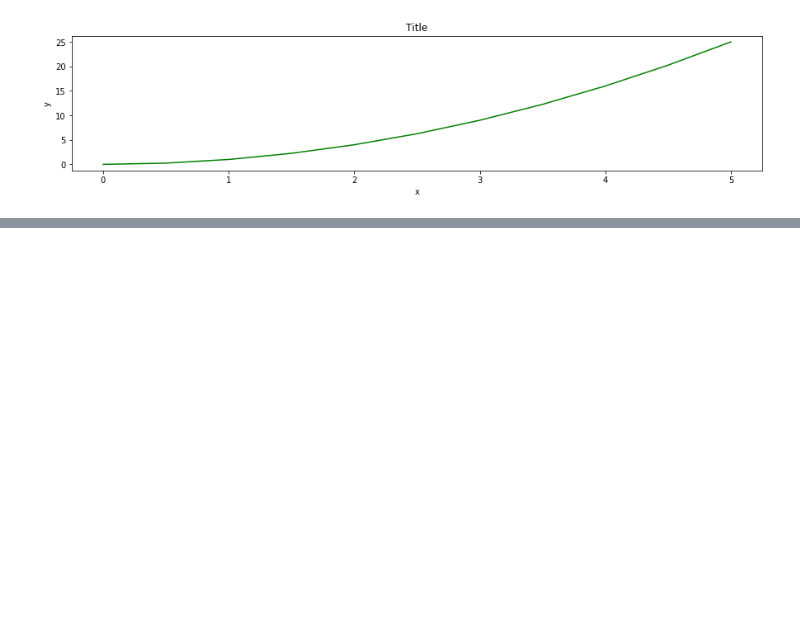
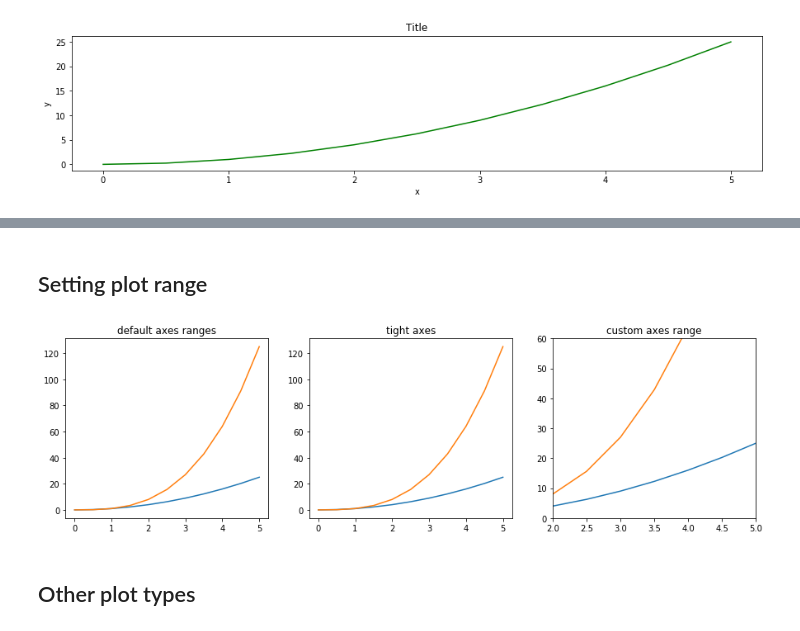
Before and after one commit to cyrusleungst/python-data, a Jupyter notebook: matplotlib/subplots_styling.ipynb, the cells around one changed output, grey strips where cells are left out. Saved outputs shown, nothing was run; the diff lists cells and outputs as text; code cells hidden in the pictures; blank space fills up the shorter version.

```diff
--- a/matplotlib/subplots_styling.ipynb
+++ b/matplotlib/subplots_styling.ipynb
@@ -73,0 +105,21 @@ fig.savefig('figure1.png', dpi=200)
+# %% [markdown]
+## Setting plot range
+# %%
+fig, axes = plt.subplots(1, 3, figsize=(15, 4))
+
+# Use set_ylim and set x_lim to set range of axes. axis('tight') to get tight fitted axes ranges
+axes[0].plot(x, x**2, x, x**3)
+axes[0].set_title("default axes ranges")
+
+axes[1].plot(x, x**2, x, x**3)
+axes[1].axis('tight')
+axes[1].set_title("tight axes")
+
+axes[2].plot(x, x**2, x, x**3)
+axes[2].set_ylim([0, 60])
+axes[2].set_xlim([2, 5])
+axes[2].set_title("custom axes range");
+# %% [output]
+[figure, added]
+# %% [markdown]
+## Other plot types
```
Also changed, not shown: parts of 11 cells of this notebook.
